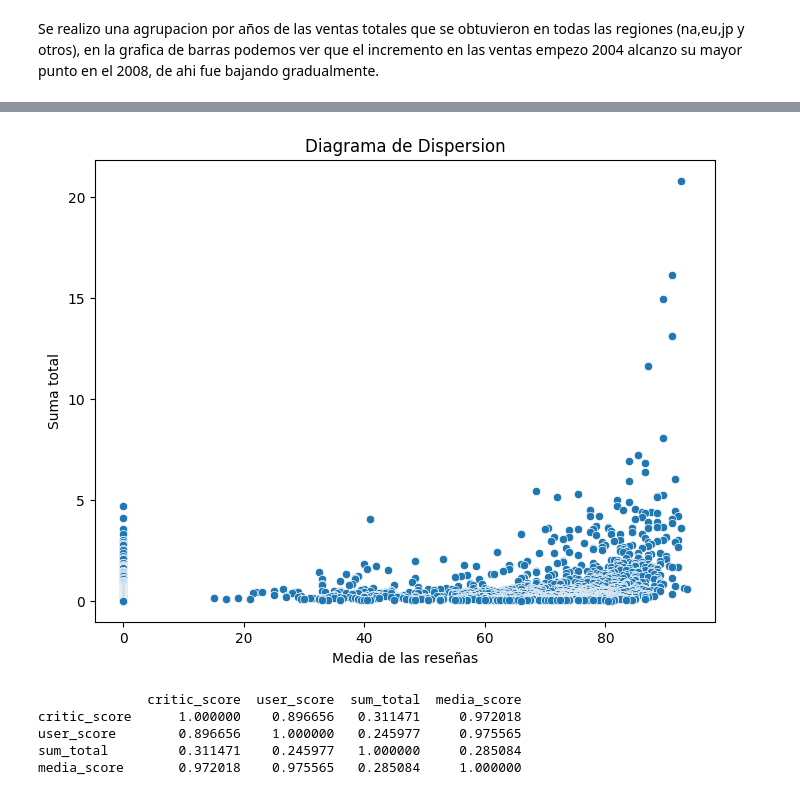
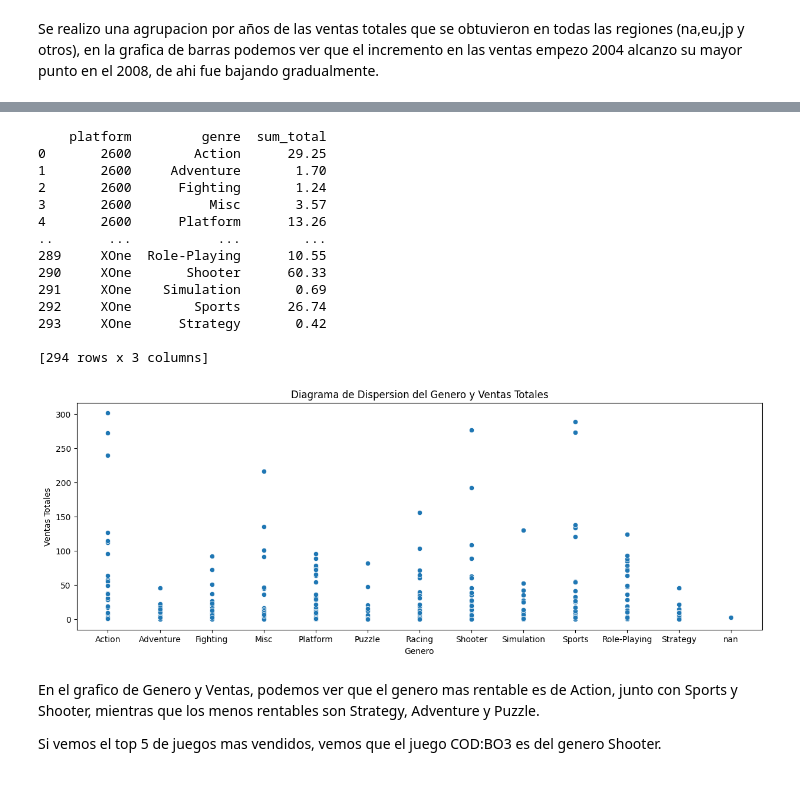
Before and after one commit to DanielaHdzS/Proyecto6, a Jupyter notebook: proyecto6.ipynb, the cells around one changed output, grey strips where cells are left out. Cells and saved outputs as stored; diff of their text form; code cells hidden in the pictures.

```diff
--- a/proyecto6.ipynb
+++ b/proyecto6.ipynb
@@ -87,8 +87,3 @@ print(games['user_score'].unique())
  '2.3' '0.5' '1.3' '0.2' '0.6' '1.4' '0.9' '1' '9.7']
 # %% [markdown]
 Para poder trabajar con el tipo de dato float, considere cambiar tbd por un numero que estuviera fuera del rango para poder diferenciarlo del resto.
-# %%
-games['year_of_release'] = games['year_of_release'].fillna(1979)
-games['user_score'] = games['user_score'].fillna(0)
-games['rating'] = games['rating'].fillna(0)
-games['critic_score'] = games['critic_score'].fillna(0)
@@ -101,8 +98,6 @@ games['year_of_release'] = games['year_of_release'].astype(int)
 games['genre'] = games['genre'].astype(str)
 games['user_score'] = games['user_score'].astype(float)
 games['rating'] = games['rating'].astype(str)
-# %%
-games['user_score']  = games['user_score']*10
 # %%
 games['sum_total'] = games['na_sales'] + games['eu_sales'] + games['jp_sales'] + games['other_sales']
 print(games.head())
@@ -382,19 +569,33 @@ plt.show()
+# %%
+games_genre = games.groupby(['platform','genre'])['sum_total'].sum()
+games_genre =games_genre.reset_index()
+print(games_genre)
+# %% [output]
+    platform         genre  sum_total
+0       2600        Action      29.25
+1       2600     Adventure       1.70
+2       2600      Fighting       1.24
+3       2600          Misc       3.57
+4       2600      Platform      13.26
+..       ...           ...        ...
+289     XOne  Role-Playing      10.55
+290     XOne       Shooter      60.33
+291     XOne    Simulation       0.69
+292     XOne        Sports      26.74
+293     XOne      Strategy       0.42
+
+[294 rows x 3 columns]
 # %%
-plt.figure(figsize=(8,6))
-sns.scatterplot(x='media_score', y='sum_total', data=games_score,sizes=(50, 200))
-plt.xlabel('Media de las reseñas')
-plt.ylabel('Suma total')
-plt.title('Diagrama de Dispersion')
+plt.figure(figsize=(15,5))
+sns.scatterplot(x='genre', y='sum_total',  data=games_genre, sizes=(50, 200))
+plt.xlabel('Genero')
+plt.ylabel('Ventas Totales')
+plt.title('Diagrama de Dispersion del Genero y Ventas Totales')
 plt.show()
 # %% [output]
-[figure, old version]
+[figure, new version]
-# %%
-matriz_correlacion = games_score.corr()
-
-print(matriz_correlacion)
-# %% [output]
-              critic_score  user_score  sum_total  media_score
-critic_score      1.000000    0.896656   0.311471     0.972018
-user_score        0.896656    1.000000   0.245977     0.975565
-sum_total         0.311471    0.245977   1.000000     0.285084
-media_score       0.972018    0.975565   0.285084     1.000000
+# %% [markdown]
+
+En el grafico de Genero y Ventas, podemos ver que el genero mas rentable es de Action, junto con Sports y Shooter, mientras que los menos rentables son Strategy, Adventure y Puzzle.
+
+Si vemos el top 5 de juegos mas vendidos, vemos que el juego COD:BO3 es del genero Shooter.
```
Also changed, not shown: parts of 39 cells of this notebook.
